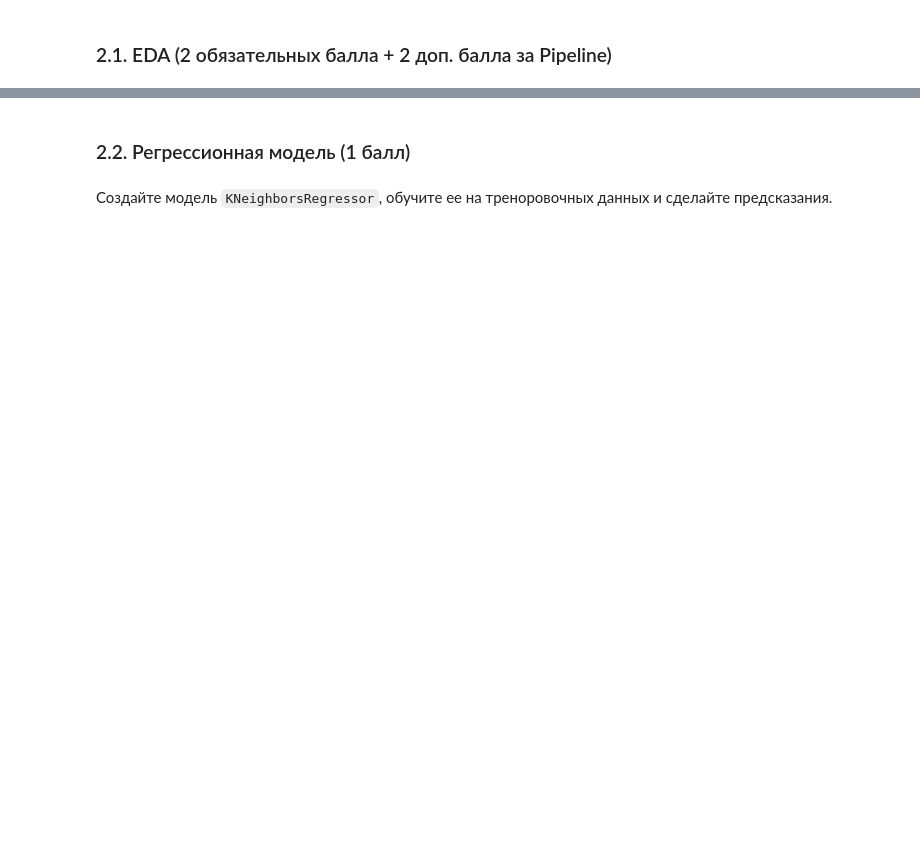
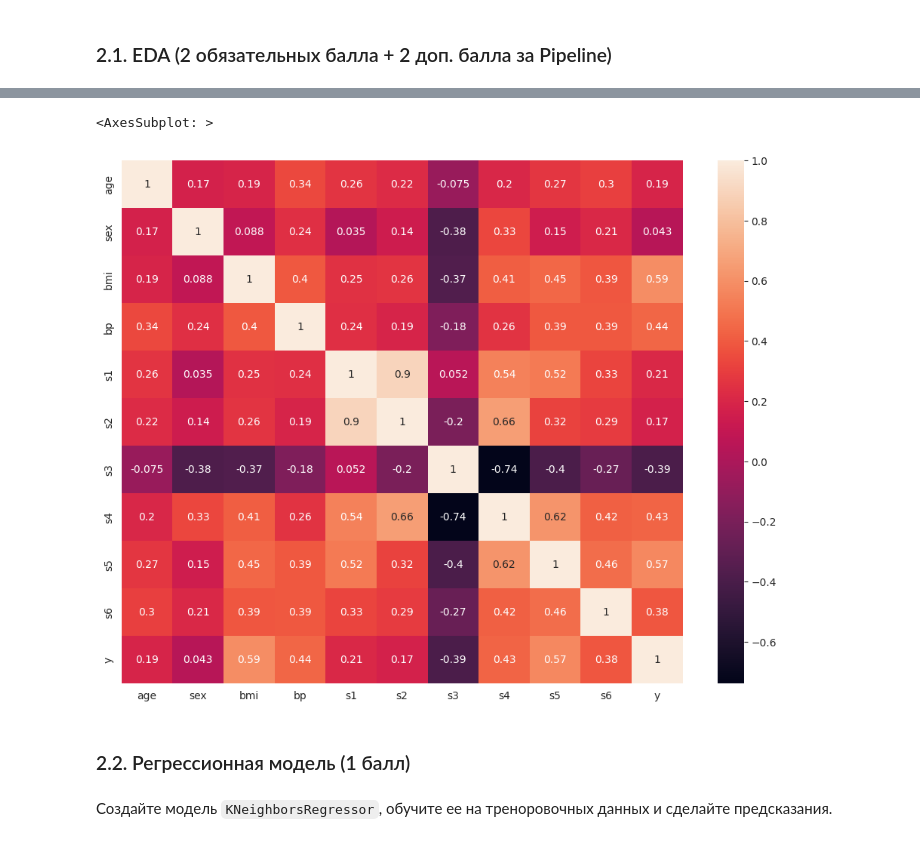
Before and after one commit to CyanusCentaurea/BI_ML_2023, a Jupyter notebook: hw1/KNN.ipynb, the cells around one changed output, grey strips where cells are left out. Saved outputs shown, nothing was run; the diff lists cells and outputs as text; code cells hidden in the pictures; blank space fills up the shorter version.

```diff
--- a/hw1/KNN.ipynb
+++ b/hw1/KNN.ipynb
@@ -254,3 +419,10 @@ from sklearn.pipeline import Pipeline
+# %%
+"""Посмотрим на корреляцию переменных: сразу бросается в глаза логичная сильная отрицательная взаимосвязь между переменными
+s3 (липопротеины высокой плотности) и s4 (общий холестерин)"""
+sns.heatmap(df.corr(), annot=True)
+# %% [output]
+<AxesSubplot: >
+[figure, added]
 # %% [markdown]
 ### 2.2. Регрессионная модель (1 балл)
 # %% [markdown]
```
Also changed, not shown: parts of 58 cells of this notebook, 2 other files.
